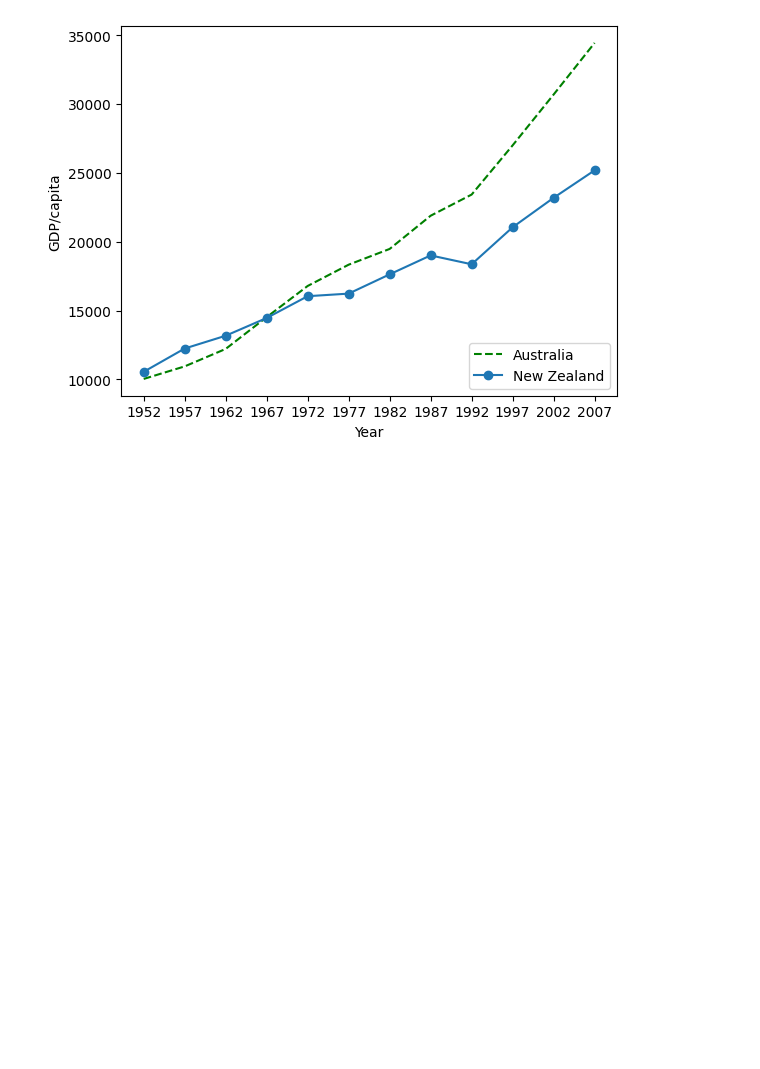
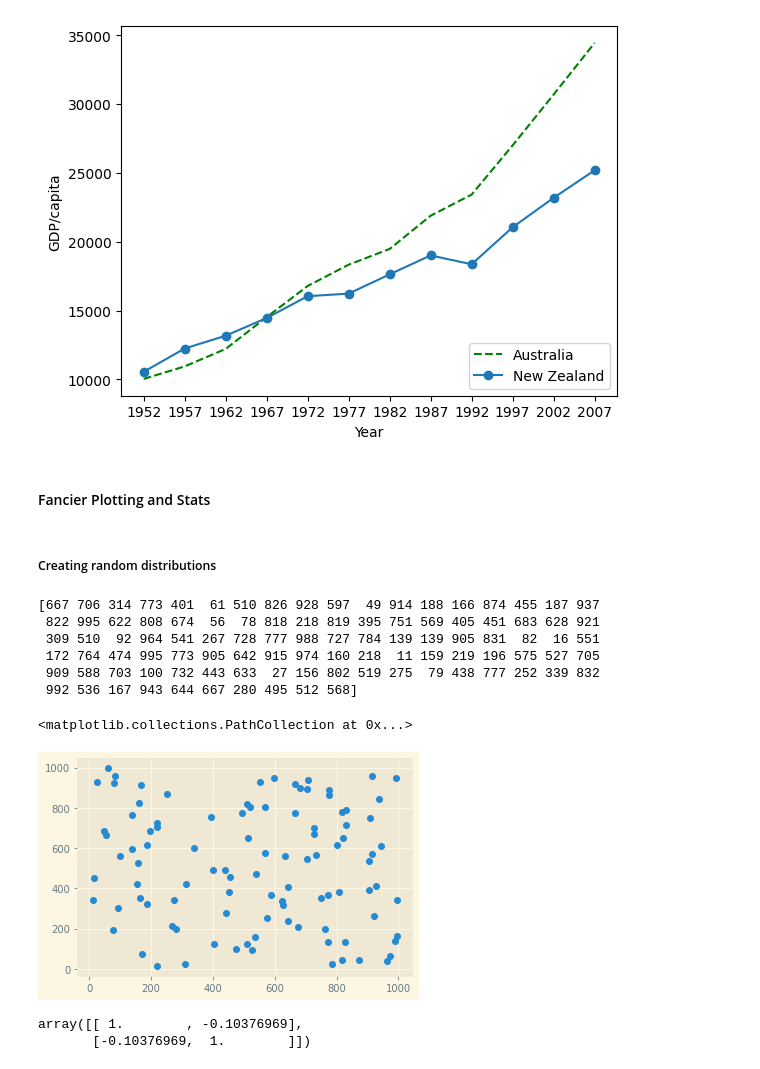
Before and after one commit to garretgaddy/practcomp_2022, a Jupyter notebook: PracComp2022.ipynb, the cells around one changed output. Saved outputs shown, nothing was run; the diff lists cells and outputs as text; code cells hidden in the pictures; blank space fills up the shorter version.

Commit message:
Added fancy plots and stats

```diff
--- a/PracComp2022.ipynb
+++ b/PracComp2022.ipynb
@@ -586,3 +586,34 @@ plt.legend(loc='lower right')
 # %% [output]
 <matplotlib.legend.Legend at 0x...>
 [figure]
+# %% [markdown]
+#### Fancier Plotting and Stats
+# %% [markdown]
+##### Creating random distributions
+# %%
+%matplotlib inline
+import matplotlib.pyplot as plt
+
+import numpy as np
+randx = np.random.randint(0,1000, size=100)
+print(randx)
+# %% [output]
+[667 706 314 773 401  61 510 826 928 597  49 914 188 166 874 455 187 937
+ 822 995 622 808 674  56  78 818 218 819 395 751 569 405 451 683 628 921
+ 309 510  92 964 541 267 728 777 988 727 784 139 139 905 831  82  16 551
+ 172 764 474 995 773 905 642 915 974 160 218  11 159 219 196 575 527 705
+ 909 588 703 100 732 443 633  27 156 802 519 275  79 438 777 252 339 832
+ 992 536 167 943 644 667 280 495 512 568]
+# %%
+randy = np.random.randint(0,1000, size=100)
+# %%
+plt.style.use("Solarize_Light2")
+plt.scatter(randx,randy)
+# %% [output]
+<matplotlib.collections.PathCollection at 0x...>
+[figure, added]
+# %%
+np.corrcoef(randx,randy)
+# %% [output]
+array([[ 1.        , -0.10376969],
+       [-0.10376969,  1.        ]])
```
Also changed, not shown: parts of 12 cells of this notebook.
